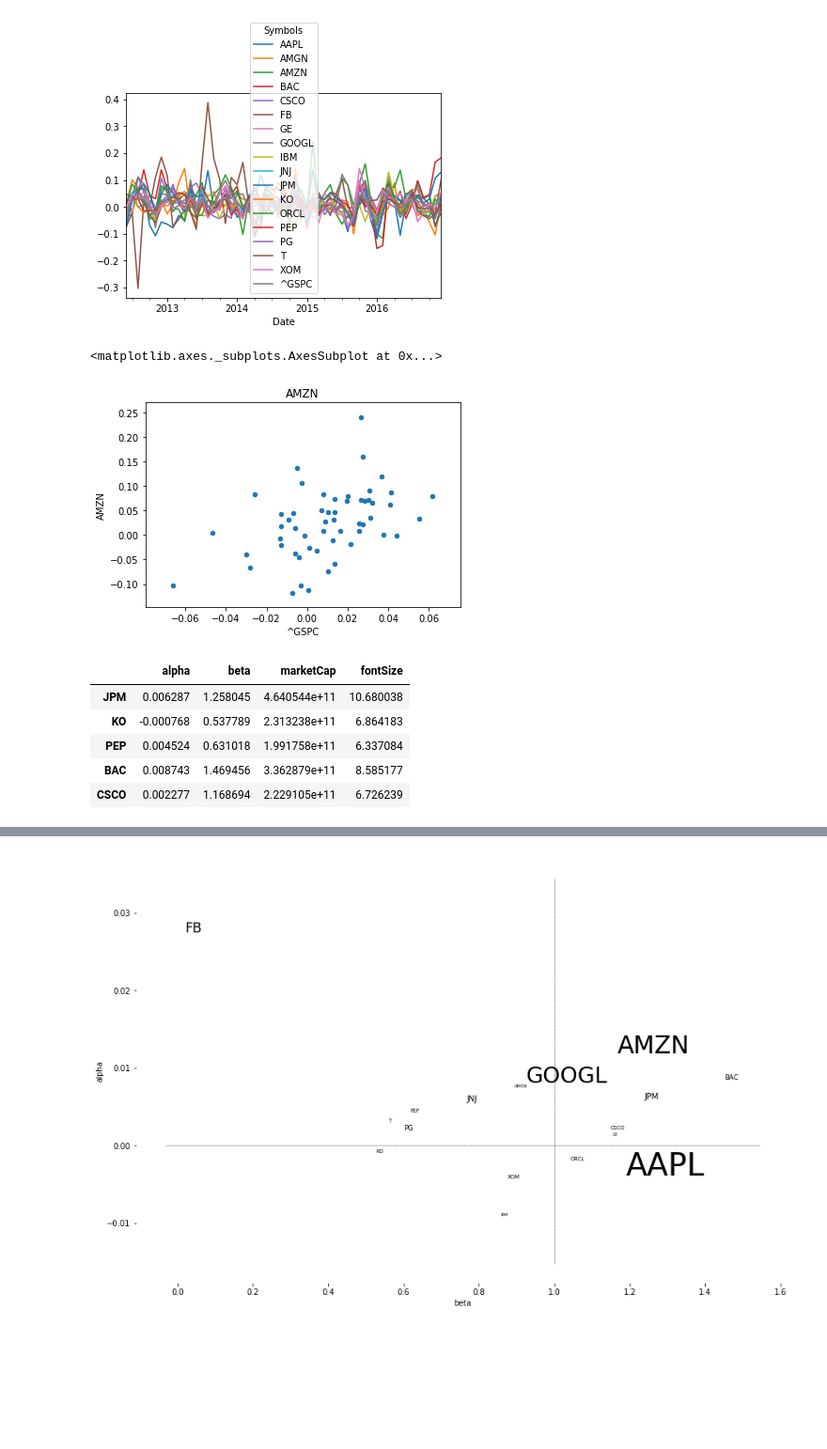
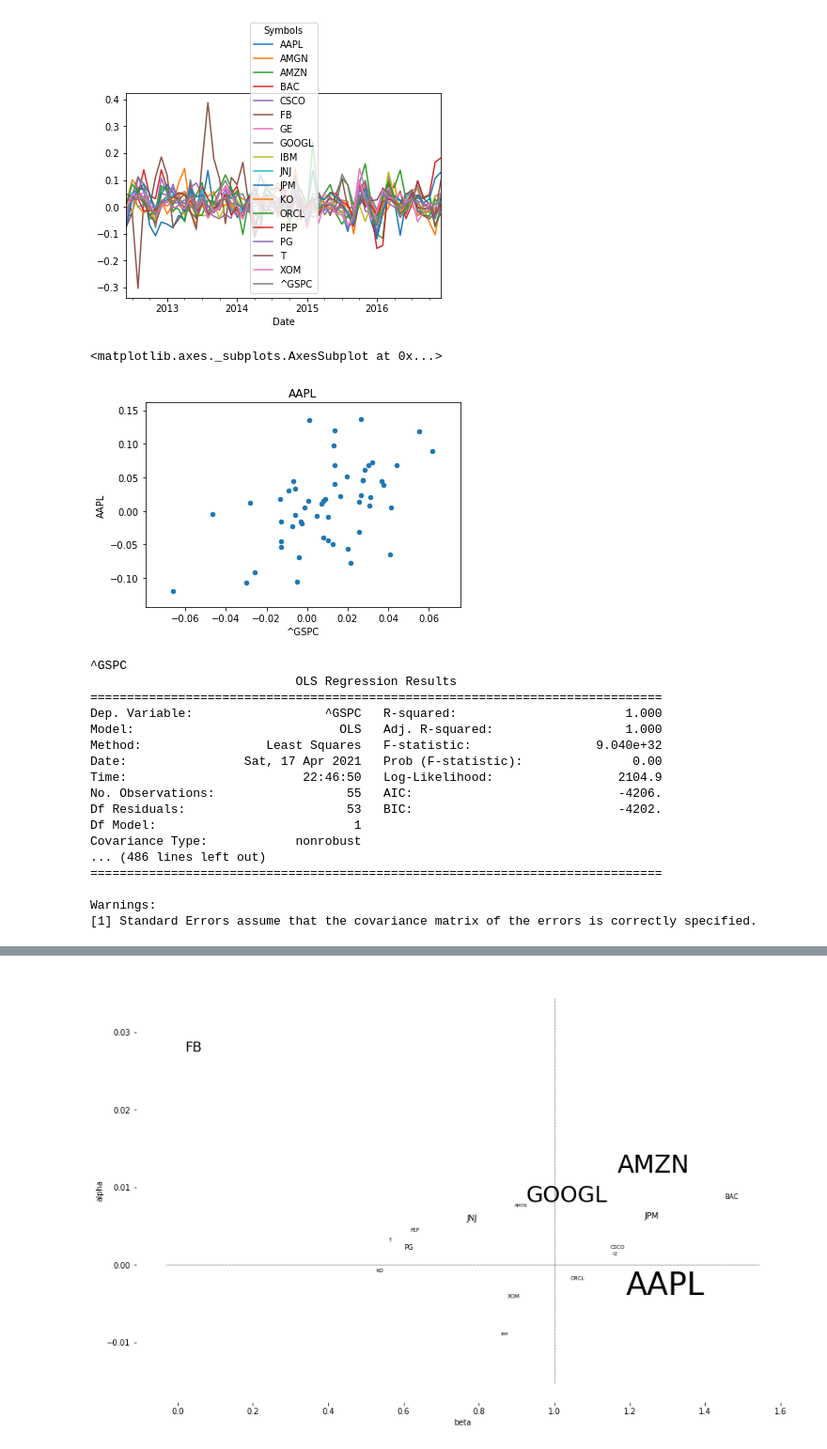
Before and after one commit to mkudija/taddy-business-data-science, a Jupyter notebook: 0-introduction/3-stock-returns/0-introduction_stock-returns.ipynb, the cells around one changed output, grey strips where cells are left out. Shown: that part at 94% size. Drawn from its saved outputs; the diff is of its cells as text; code cells hidden in the pictures; blank space fills up the shorter version.

```diff
--- a/0-introduction/3-stock-returns/0-introduction_stock-returns.ipynb
+++ b/0-introduction/3-stock-returns/0-introduction_stock-returns.ipynb
@@ -73,10 +73,11 @@ df.plot()
 <matplotlib.axes._subplots.AxesSubplot at 0x...>
 [figure]
 # %%
-df.plot.scatter(x=index, y='AMZN',title='AMZN')
+ticker = 'AAPL'
+df.plot.scatter(x=index, y=ticker,title=ticker)
 # %% [output]
 <matplotlib.axes._subplots.AxesSubplot at 0x...>
-[figure, old version]
+[figure, new version]
 # %%
 # function to fit OLS model
 
@@ -111,6 +113,7 @@ x0 = min(marketCap)
 x1 = max(marketCap)
 
 for stock in stocks:
+    print('\n\n'+stock)
     alpha, beta = ols_coeff(x=df[index], y=df[stock])
     coeff.loc[stock,'alpha'] = alpha
     coeff.loc[stock,'beta'] = beta
@@ -119,11 +122,21 @@ for stock in stocks:
 
 coeff = coeff[2:]
 coeff.to_csv('data/data_coefficients.csv')
-coeff.tail(5)
 # %% [output]
-|  | alpha | beta | marketCap | fontSize |
-| JPM | 0.006287 | 1.258045 | 4.640544e+11 | 10.680038 |
-| KO | -0.000768 | 0.537789 | 2.313238e+11 | 6.864183 |
-| PEP | 0.004524 | 0.631018 | 1.991758e+11 | 6.337084 |
-| BAC | 0.008743 | 1.469456 | 3.362879e+11 | 8.585177 |
-| CSCO | 0.002277 | 1.168694 | 2.229105e+11 | 6.726239 |
+^GSPC
+                            OLS Regression Results
+==============================================================================
+Dep. Variable:                  ^GSPC   R-squared:                       1.000
+Model:                            OLS   Adj. R-squared:                  1.000
+Method:                 Least Squares   F-statistic:                 9.040e+32
+Date:                Sat, 17 Apr 2021   Prob (F-statistic):               0.00
+Time:                        22:46:50   Log-Likelihood:                 2104.9
+No. Observations:                  55   AIC:                            -4206.
+Df Residuals:                      53   BIC:                            -4202.
+Df Model:                           1
+Covariance Type:            nonrobust
+... (486 lines left out)
+==============================================================================
+
+Warnings:
+[1] Standard Errors assume that the covariance matrix of the errors is correctly specified.
```
Also changed, not shown: parts of 3 cells of this notebook.
